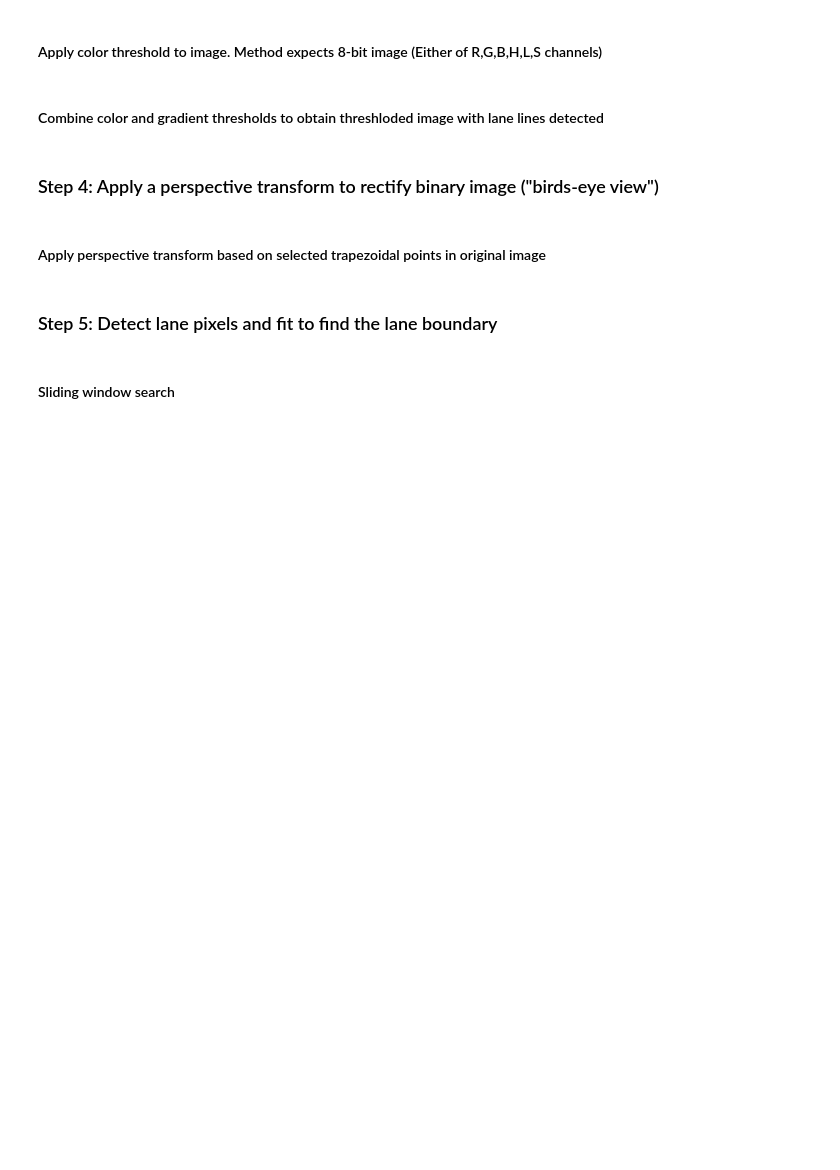
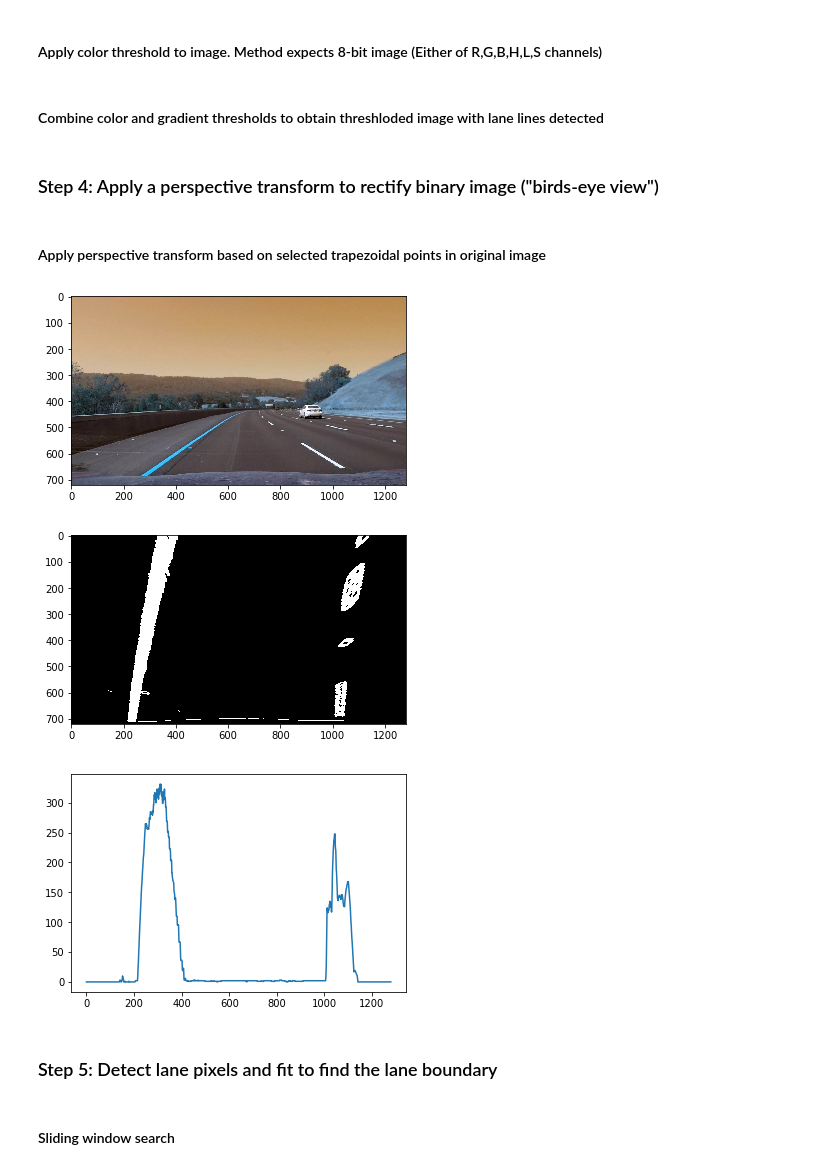
Before and after one commit to sohonisaurabh/self-learning, a Jupyter notebook: Udacity - SDCND/Term-I/projects/Advanced_Lane_Finding/advanced-lane-finding.ipynb, the cells around one changed output. Drawn from its saved outputs; the diff is of its cells as text; code cells hidden in the pictures; blank space fills up the shorter version.

Commit message:
80% ready with advanced lane finding project. Need to test on video and implement sanity check

```diff
--- a/Udacity - SDCND/Term-I/projects/Advanced_Lane_Finding/advanced-lane-finding.ipynb
+++ b/Udacity - SDCND/Term-I/projects/Advanced_Lane_Finding/advanced-lane-finding.ipynb
@@ -229,6 +231,7 @@ plt.show()
 def apply_color_threshold(img):
     r_thresh = (220, 255)
     s_thresh = (160, 255)
+    l_thresh = (160, 255)
     r_img = img[:,:,2]
     r_thresholded = np.zeros_like(r_img)
     r_thresholded[(r_img >= r_thresh[0]) & (r_img <= r_thresh[1])] = 1
@@ -241,9 +244,15 @@ def apply_color_threshold(img):
 #     plt.imshow(s_thresholded, cmap="gray")
 #     plt.show()
 
-    #combined_img = cv2.bitwise_and(r_thresholded, s_thresholded)
-    combined_img = np.zeros_like(s_thresholded)
-    combined_img[(r_thresholded == 1) | (s_thresholded == 1)] = 1
+#     l_img = cv2.cvtColor(img, cv2.COLOR_BGR2HLS)[:,:,2]
+#     l_thresholded = np.zeros_like(l_img)
+#     l_thresholded[(l_img >= l_thresh[0]) & (l_img <= l_thresh[1])] = 1
+#     plt.imshow(l_thresholded, cmap="gray")
+#     plt.show()
+
+    combined_img = cv2.bitwise_and(r_thresholded, s_thresholded)
+#     combined_img = np.zeros_like(s_thresholded)
+#     combined_img[(r_thresholded == 1) | (s_thresholded == 1)] = 1
     return combined_img
 image = cv2.imread(get_images(test_images_path)[6])
 # r_img, g_img, b_img = image[:,:,2], image[:,:,1], image[:,:,0]
@@ -294,22 +303,27 @@ def detect_lane_lines(img):
 # %%
 def apply_perspective_transform(img):
     img_size = img.shape
     src = np.concatenate(([perspective_src_weights.T[0]*img_size[1]], [perspective_src_weights.T[1]*img_size[0]]), axis=0).T
     dst = np.concatenate(([perspective_dst_weights.T[0]*img_size[1]], [perspective_dst_weights.T[1]*img_size[0]]), axis=0).T
-    transform_matrix = cv2.getPerspectiveTransform(src, dst)
-    warped_img = cv2.warpPerspective(img, transform_matrix, (img_size[1], img_size[0]), flags=cv2.INTER_LINEAR)
-    return warped_img
-# image = cv2.imread(get_images(test_images_path)[6])
-# #     src = np.float32([[225, 700], [555, 475], [740, 475], [1140, 700]])
-# #     dst = np.float32([[100, 720], [100, 100], [1100, 100], [1100, 720]])
-# warped_img = apply_perspective_transform(detect_lane_lines(image))
-# plt.imshow(image)
-# plt.show()
-# plt.imshow(warped_img, cmap="gray")
-# plt.show()
-# histogram = np.sum(warped_img, axis=0)
-# plt.plot(histogram)
-# plt.show()
+    perspective_M = cv2.getPerspectiveTransform(src, dst)
+    perspective_Minv = cv2.getPerspectiveTransform(dst, src)
+    warped_img = cv2.warpPerspective(img, perspective_M, (img_size[1], img_size[0]), flags=cv2.INTER_LINEAR)
+    return (warped_img, perspective_M, perspective_Minv)
+image = cv2.imread(get_images(test_images_path)[4])
+#     src = np.float32([[225, 700], [555, 475], [740, 475], [1140, 700]])
+#     dst = np.float32([[100, 720], [100, 100], [1100, 100], [1100, 720]])
+warped_img = apply_perspective_transform(detect_lane_lines(image))[0]
+plt.imshow(image)
+plt.show()
+plt.imshow(warped_img, cmap="gray")
+plt.show()
+histogram = np.sum(warped_img, axis=0)
+plt.plot(histogram)
+plt.show()
+# %% [output]
+[figure, added]
+[figure, added]
+[figure, added]
 # %% [markdown]
 ### Step 5: Detect lane pixels and fit to find the lane boundary
 # %% [markdown]
```
Also changed, not shown: parts of 7 cells of this notebook, 1 other file.
